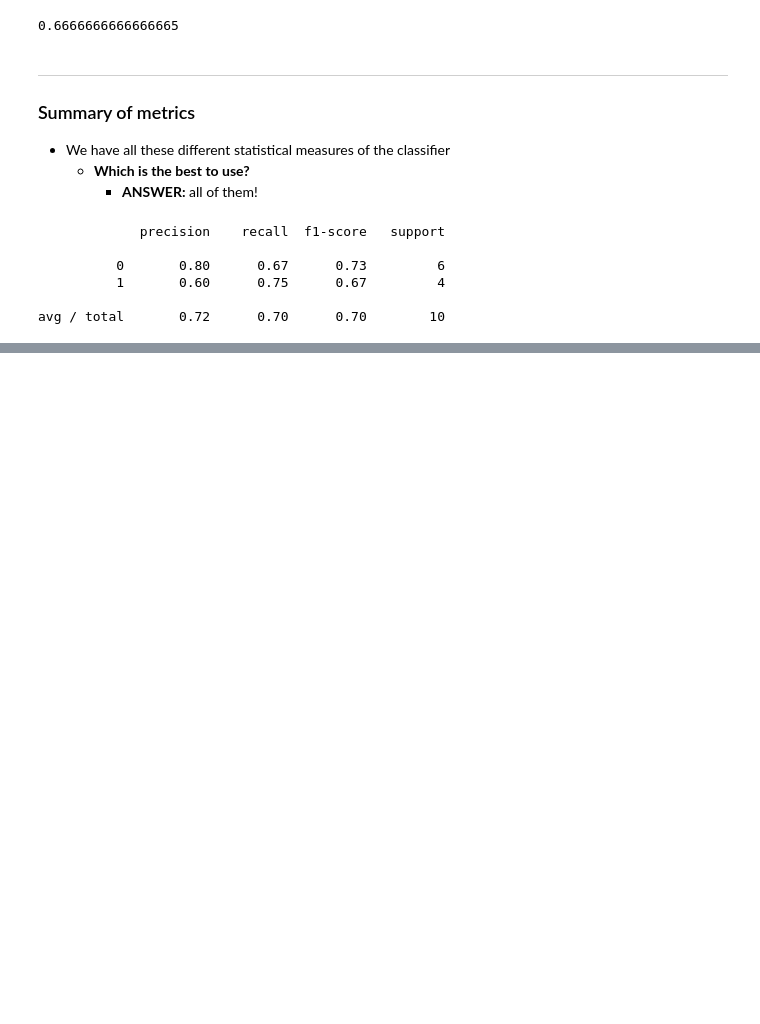
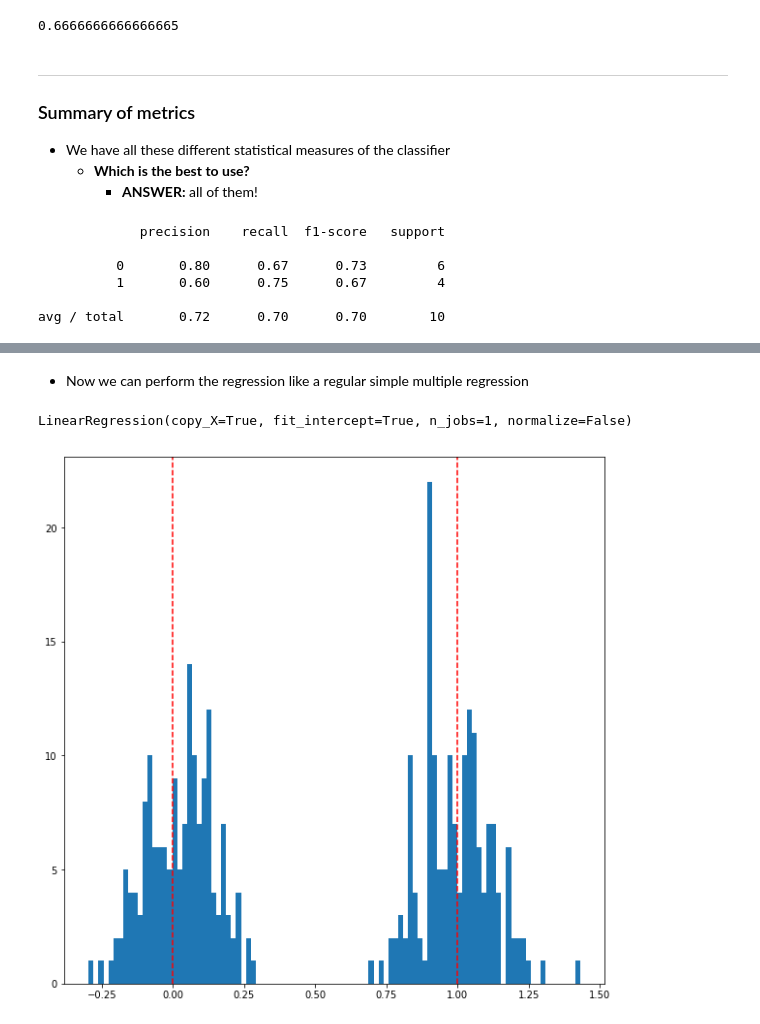
Before and after one commit to sinclam2/regression-analysis-with-python, a Jupyter notebook: 04-Logistic-Regression.ipynb, the cells around one changed output, grey strips where cells are left out. Saved outputs shown, nothing was run; the diff lists cells and outputs as text; code cells hidden in the pictures; blank space fills up the shorter version.

```diff
--- a/04-Logistic-Regression.ipynb
+++ b/04-Logistic-Regression.ipynb
@@ -259,0 +275,4 @@ _____
+# %%
+X_train, X_test, y_train, y_test = train_test_split(X, y.astype(float), test_size = 0.33, random_state = 101)
+# %% [markdown]
+- Now we can perform the regression like a regular simple multiple regression
@@ -259,0 +281,13 @@ _____
+# %%
+model = LinearRegression()
+# %%
+model.fit(X_train, y_train)
+# %% [output]
+LinearRegression(copy_X=True, fit_intercept=True, n_jobs=1, normalize=False)
+# %%
+plt.hist(model.predict(X_test), bins = 100)
+plt.axvline(0, ls = 'dashed', c = 'r')
+plt.axvline(1, ls = 'dashed', c = 'r')
+plt.show()
+# %% [output]
+[figure, added]
```
Also changed, not shown: parts of 15 cells of this notebook.
